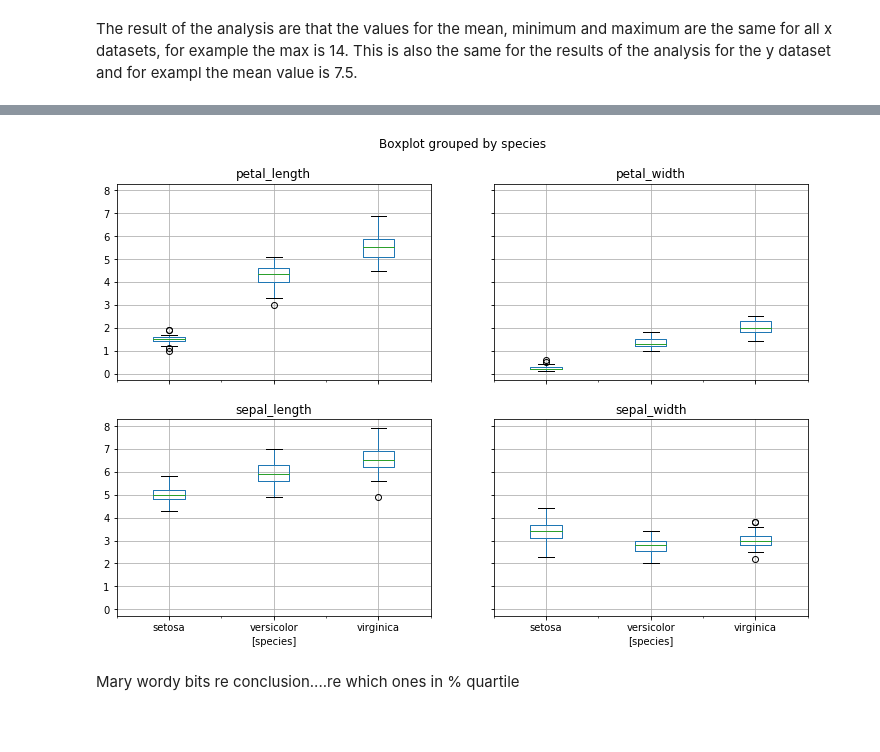
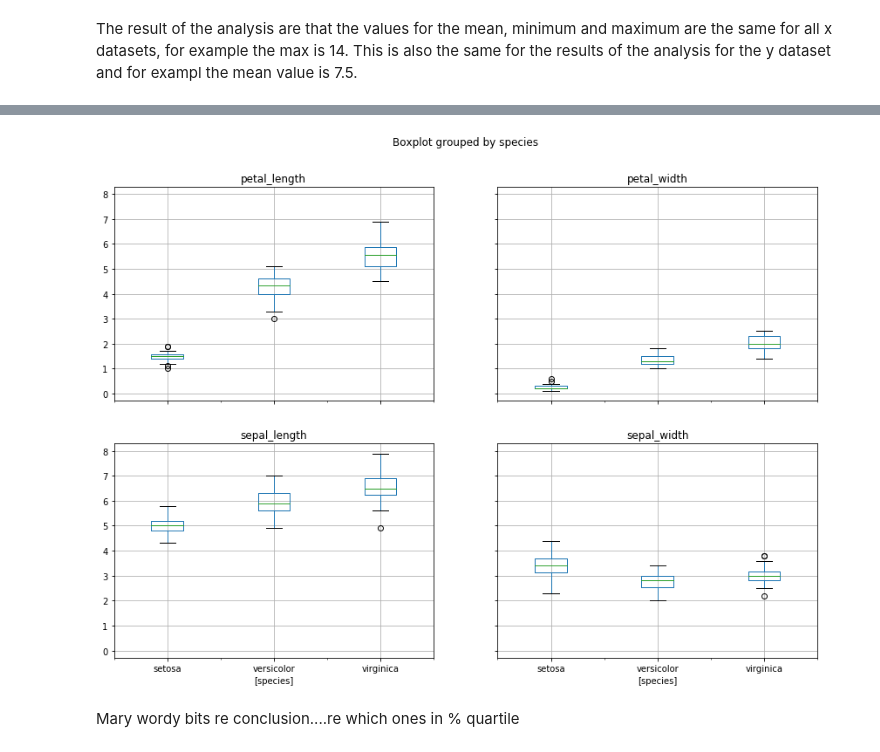
Before and after one commit to MayoMary/Fundamentals-of-DA-Project, a Jupyter notebook: Project - Boxplot using Iris dataset.ipynb, the cells around one changed output, grey strips where cells are left out. Drawn from its saved outputs; the diff is of its cells as text; code cells hidden in the pictures; blank space fills up the shorter version.

```diff
--- a/Project - Boxplot using Iris dataset.ipynb
+++ b/Project - Boxplot using Iris dataset.ipynb
@@ -118,10 +143,10 @@ import numpy as np
 # %%
-boxplot=data.boxplot(by='species',figsize=(12,8))
+# Boxplot does not display the plots automatically so need to use the function ".show" from the Matploblib
+# Adding the function "figsize=(12,8)" increases the size of the boxplots as the first output was hard to read
 
-# Boxplot does not display the plots automatically so ned to use the function ".show" from the Matploblib
-# Adding the function "figsize=(12,8)" increases the size of the boxplots as the first output was hard to read
+data.boxplot(by='species',figsize=(14,10))
 plt.show()
 # %% [output]
-[figure, old version]
+[figure, new version]
 # %% [markdown]
 Mary wordy bits re conclusion....re which ones in % quartile
```
Also changed, not shown: parts of 15 cells of this notebook.
